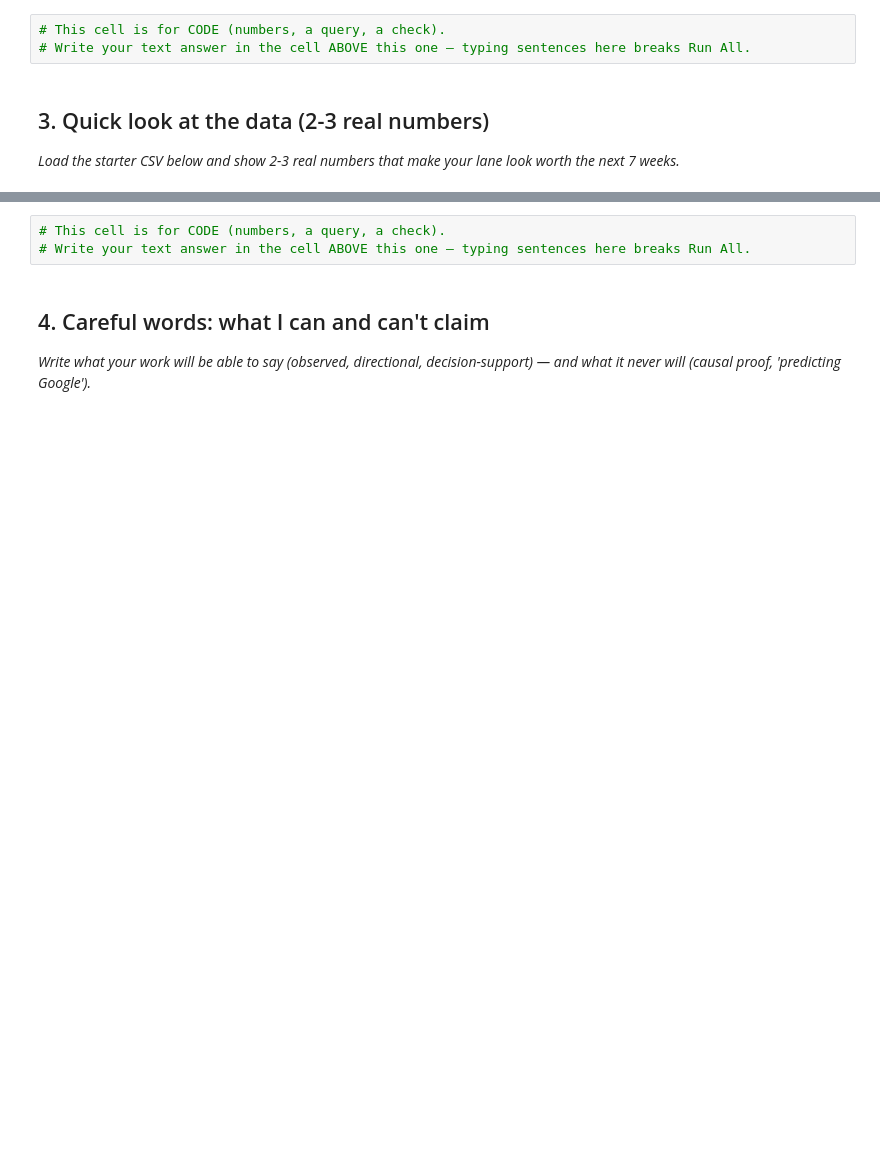
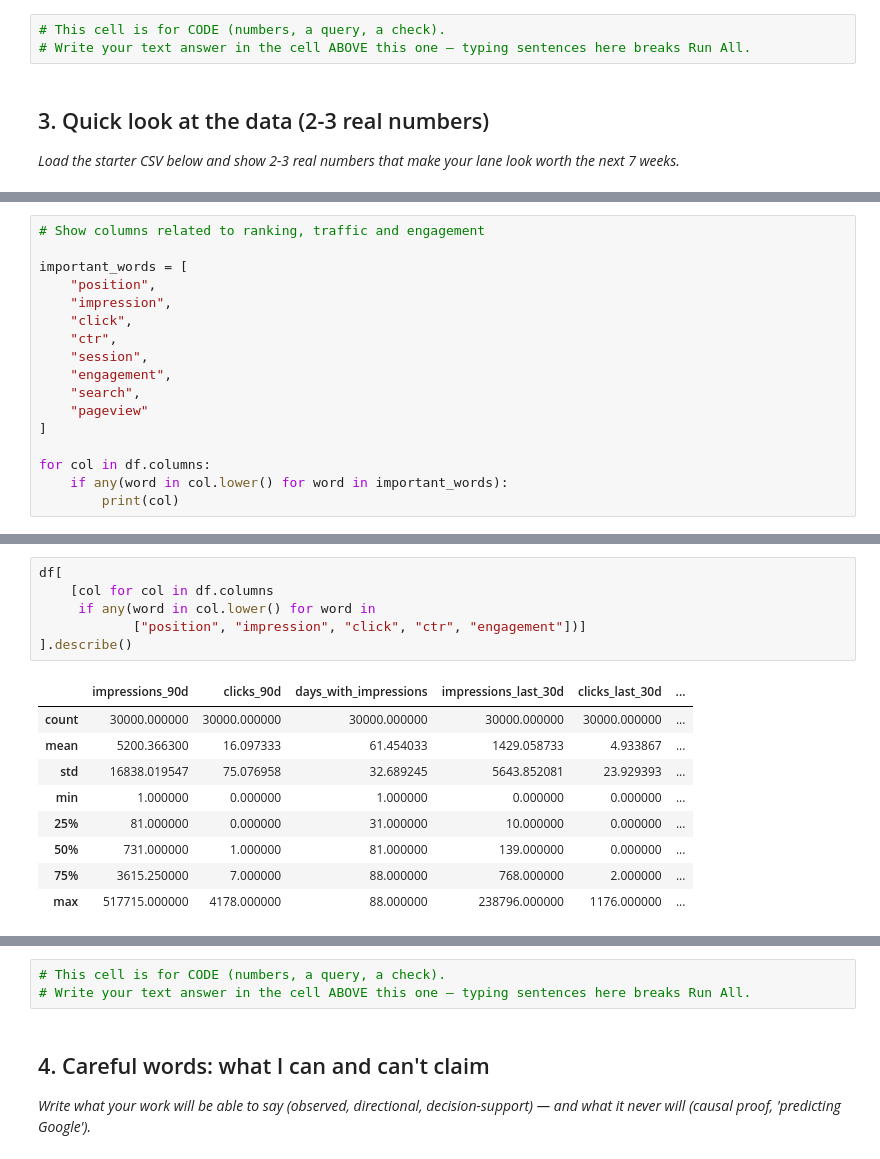
Before and after one commit to thewhitedrive/mlinternflyrank, a Jupyter notebook: work/notebooks/w01_research_question.ipynb, the cells around one changed output, grey strips where cells are left out. Cells and saved outputs as stored; diff of their text form; blank space fills up the shorter version.

```diff
--- a/work/notebooks/w01_research_question.ipynb
+++ b/work/notebooks/w01_research_question.ipynb
@@ -26,0 +82,17 @@ This skeleton is yours to fill. Work the sections **in order** — each one has
+# %%
+# Show columns related to ranking, traffic and engagement
+
+important_words = [
+    "position",
+    "impression",
+    "click",
+    "ctr",
+    "session",
+    "engagement",
+    "search",
+    "pageview"
+]
+
+for col in df.columns:
+    if any(word in col.lower() for word in important_words):
+        print(col)
@@ -26,0 +120,16 @@ This skeleton is yours to fill. Work the sections **in order** — each one has
+# %%
+df[
+    [col for col in df.columns
+     if any(word in col.lower() for word in
+            ["position", "impression", "click", "ctr", "engagement"])]
+].describe()
+# %% [output]
+|  | impressions_90d | clicks_90d | days_with_impressions | impressions_last_30d | clicks_last_30d | ... |
+| count | 30000.000000 | 30000.000000 | 30000.000000 | 30000.000000 | 30000.000000 | ... |
+| mean | 5200.366300 | 16.097333 | 61.454033 | 1429.058733 | 4.933867 | ... |
+| std | 16838.019547 | 75.076958 | 32.689245 | 5643.852081 | 23.929393 | ... |
+| min | 1.000000 | 0.000000 | 1.000000 | 0.000000 | 0.000000 | ... |
+| 25% | 81.000000 | 0.000000 | 31.000000 | 10.000000 | 0.000000 | ... |
+| 50% | 731.000000 | 1.000000 | 81.000000 | 139.000000 | 0.000000 | ... |
+| 75% | 3615.250000 | 7.000000 | 88.000000 | 768.000000 | 2.000000 | ... |
+| max | 517715.000000 | 4178.000000 | 88.000000 | 238796.000000 | 1176.000000 | ... |
```
Also changed, not shown: parts of 10 cells of this notebook.
